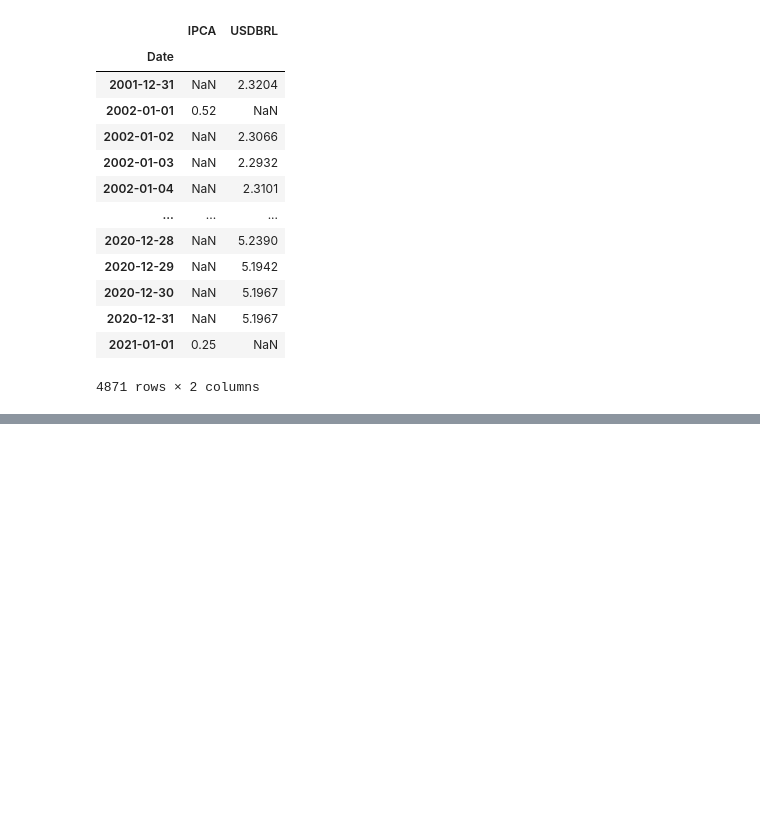
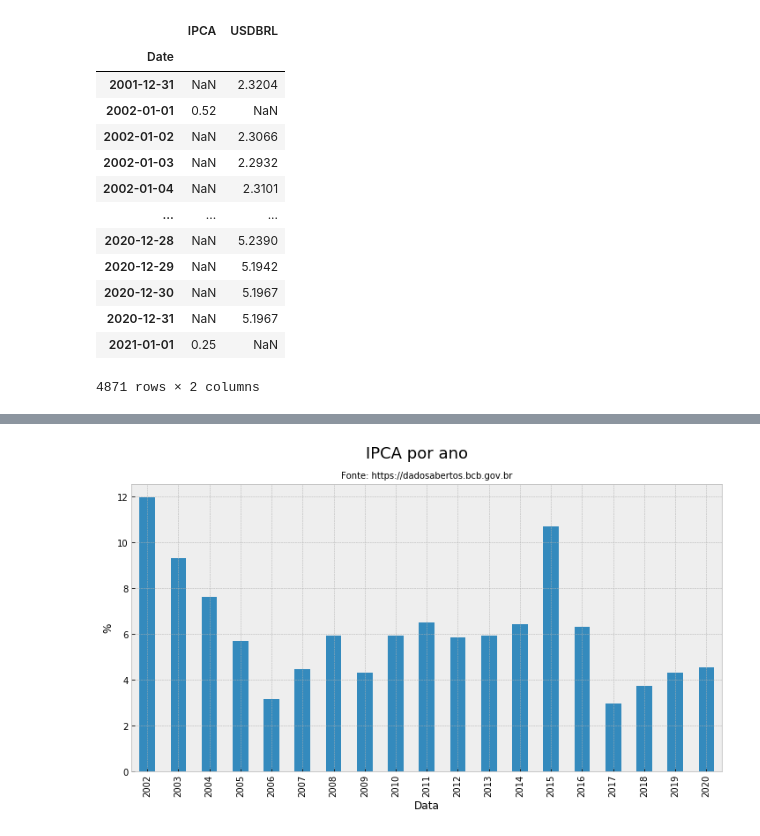
Before and after one commit to wilsonfreitas/python-bcb, a Jupyter notebook: notebooks/sgs get series.ipynb, the cells around one changed output, grey strips where cells are left out. Saved outputs shown, nothing was run; the diff lists cells and outputs as text; code cells hidden in the pictures; blank space fills up the shorter version.

```diff
--- a/notebooks/sgs get series.ipynb
+++ b/notebooks/sgs get series.ipynb
@@ -81,0 +105,13 @@ df
+# %%
+iY = df.resample('Y').agg(lambda x: (1 + x/100).prod() - 1) * 100
+# %%
+iY.index = iY.index.to_period()
+# %%
+iY.loc['2002':'2020'].plot(kind='bar', figsize=(12,6))
+plt.title('Fonte: https://dadosabertos.bcb.gov.br', fontsize=10)
+plt.suptitle('IPCA por ano', fontsize=18)
+plt.xlabel('Data')
+plt.ylabel('%')
+plt.legend().set_visible(False)
+# %% [output]
+[figure, added]
```
Also changed, not shown: parts of 12 cells of this notebook, 4 other files.
